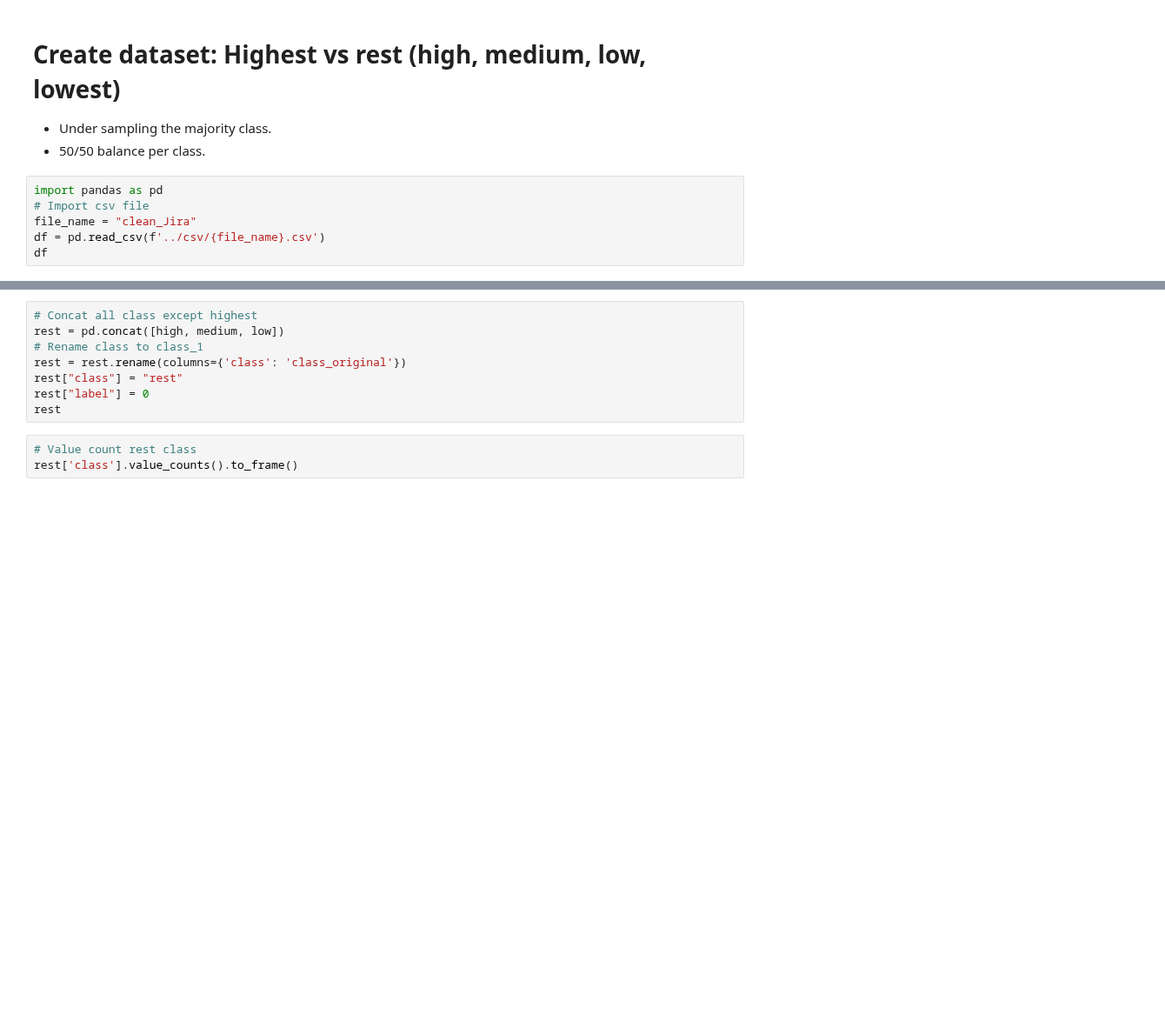
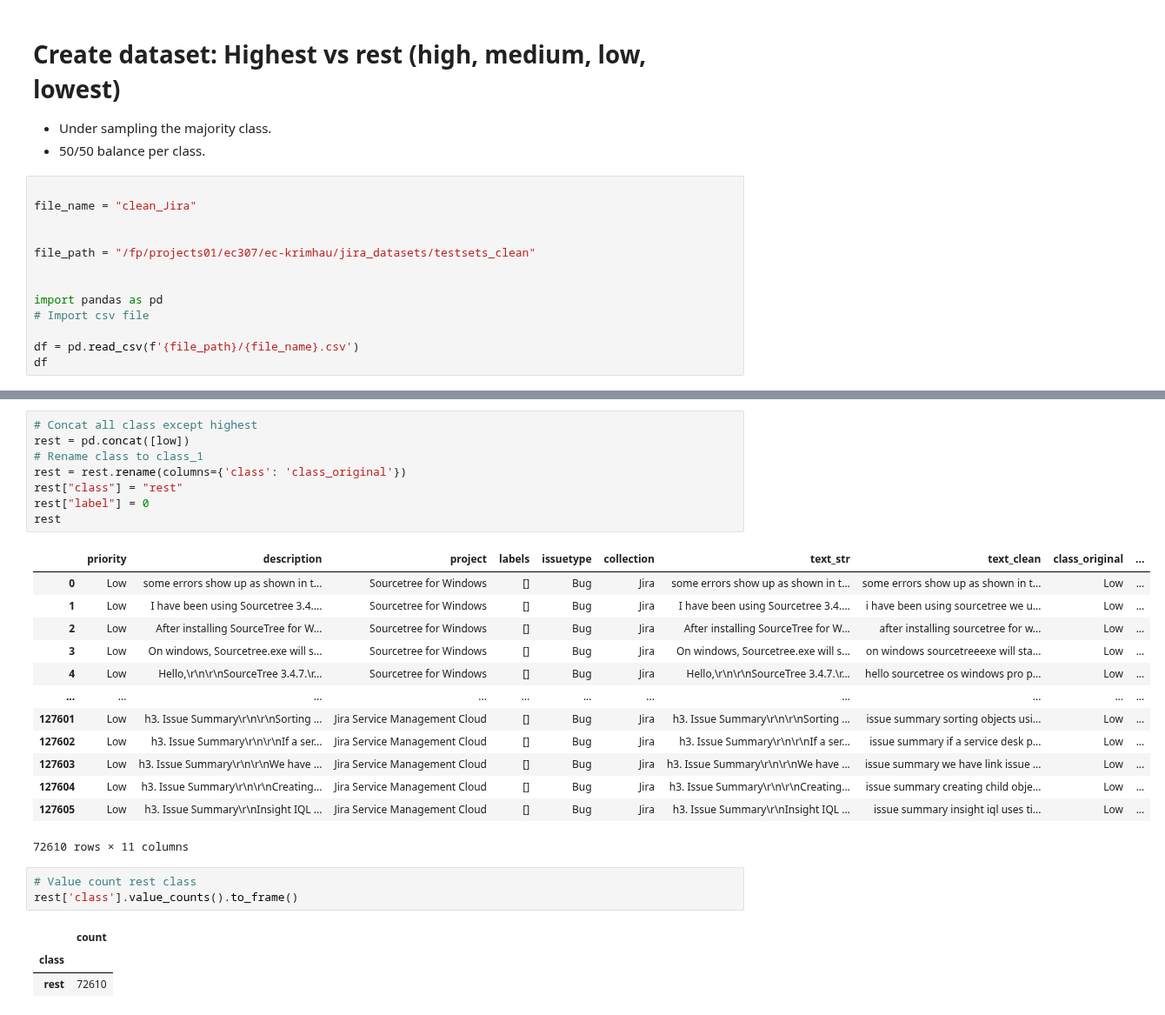
Before and after one commit to Kristmh/thesis_code, a Jupyter notebook: jira/dataset_creation/Jira_dataset/highest_high_vs__low_lowest/01_make_Jira_test_dataset.ipynb, the cells around one changed output, grey strips where cells are left out. Shown at 87% size. Drawn from its saved outputs; the diff is of its cells as text; blank space fills up the shorter version.

```diff
--- a/jira/dataset_creation/Jira_dataset/highest_high_vs__low_lowest/01_make_Jira_test_dataset.ipynb
+++ b/jira/dataset_creation/Jira_dataset/highest_high_vs__low_lowest/01_make_Jira_test_dataset.ipynb
@@ -3,8 +3,15 @@
 * Under sampling the majority class.
 * 50/50 balance per class.
 # %%
+
+file_name = "clean_Jira"
+
+
+file_path = "/fp/projects01/ec307/ec-krimhau/jira_datasets/testsets_clean"
+
+
 import pandas as pd
 # Import csv file
-file_name = "clean_Jira"
-df = pd.read_csv(f'../csv/{file_name}.csv')
+
+df = pd.read_csv(f'{file_path}/{file_name}.csv')
 df
@@ -65,14 +174,32 @@ low = df[df['class'] == 'Low']
 # %%
 # Concat all class except highest
-rest = pd.concat([high, medium, low])
+rest = pd.concat([low])
 # Rename class to class_1
 rest = rest.rename(columns={'class': 'class_original'})
 rest["class"] = "rest"
 rest["label"] = 0
 rest
+# %% [output]
+|  | priority | description | project | labels | issuetype | collection | text_str | text_clean | class_original | ... |
+| 0 | Low | some errors show up as shown in t... | Sourcetree for Windows | [] | Bug | Jira | some errors show up as shown in t... | some errors show up as shown in t... | Low | ... |
+| 1 | Low | I have been using Sourcetree 3.4.... | Sourcetree for Windows | [] | Bug | Jira | I have been using Sourcetree 3.4.... | i have been using sourcetree we u... | Low | ... |
+| 2 | Low | After installing SourceTree for W... | Sourcetree for Windows | [] | Bug | Jira | After installing SourceTree for W... | after installing sourcetree for w... | Low | ... |
+| 3 | Low | On windows, Sourcetree.exe will s... | Sourcetree for Windows | [] | Bug | Jira | On windows, Sourcetree.exe will s... | on windows sourcetreeexe will sta... | Low | ... |
+| 4 | Low | Hello,\r\n\r\nSourceTree 3.4.7.\r... | Sourcetree for Windows | [] | Bug | Jira | Hello,\r\n\r\nSourceTree 3.4.7.\r... | hello sourcetree os windows pro p... | Low | ... |
+| ... | ... | ... | ... | ... | ... | ... | ... | ... | ... | ... |
+| 127601 | Low | h3. Issue Summary\r\n\r\nSorting ... | Jira Service Management Cloud | [] | Bug | Jira | h3. Issue Summary\r\n\r\nSorting ... | issue summary sorting objects usi... | Low | ... |
+| 127602 | Low | h3. Issue Summary\r\n\r\nIf a ser... | Jira Service Management Cloud | [] | Bug | Jira | h3. Issue Summary\r\n\r\nIf a ser... | issue summary if a service desk p... | Low | ... |
+| 127603 | Low | h3. Issue Summary\r\n\r\nWe have ... | Jira Service Management Cloud | [] | Bug | Jira | h3. Issue Summary\r\n\r\nWe have ... | issue summary we have link issue ... | Low | ... |
+| 127604 | Low | h3. Issue Summary\r\n\r\nCreating... | Jira Service Management Cloud | [] | Bug | Jira | h3. Issue Summary\r\n\r\nCreating... | issue summary creating child obje... | Low | ... |
+| 127605 | Low | h3. Issue Summary\r\nInsight IQL ... | Jira Service Management Cloud | [] | Bug | Jira | h3. Issue Summary\r\nInsight IQL ... | issue summary insight iql uses ti... | Low | ... |
+72610 rows × 11 columns
 # %%
 # Value count rest class
 rest['class'].value_counts().to_frame()
+# %% [output]
+|  | count |
+| class |  |
+| rest | 72610 |
 # %%
 from sklearn.utils import shuffle
 # Number of rows in the highest class
```
Also changed, not shown: parts of 22 cells of this notebook, 16 other files.
